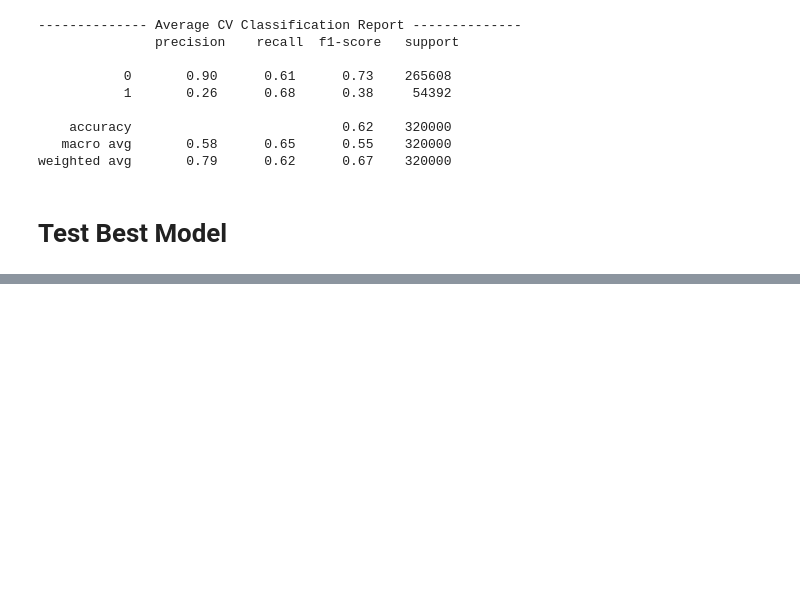
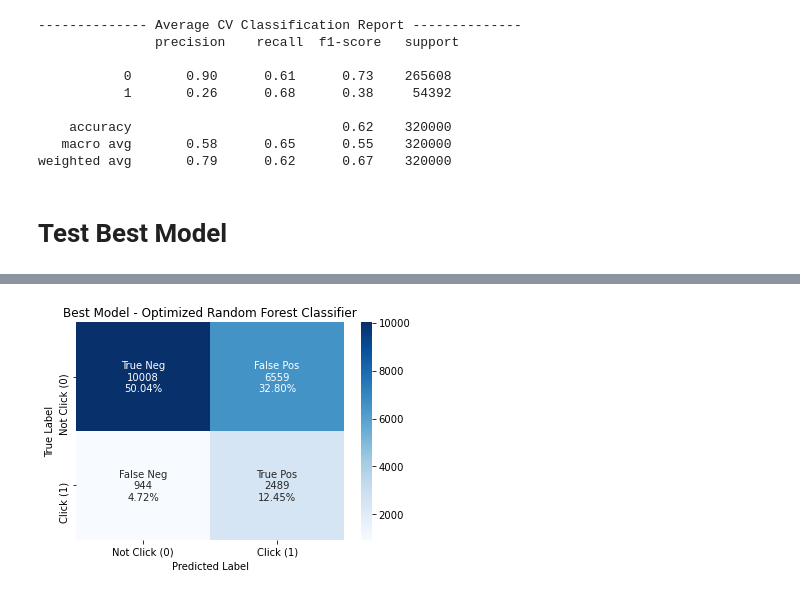
Before and after one commit to gilnribeiro/ML-Ad-Clicks-Project, a Jupyter notebook: new_preprocessing.ipynb, the cells around one changed output, grey strips where cells are left out. Cells and saved outputs as stored; diff of their text form; code cells hidden in the pictures; blank space fills up the shorter version.

Commit message:
Adding interpretation, and Voting classifier

```diff
--- a/new_preprocessing.ipynb
+++ b/new_preprocessing.ipynb
@@ -438,7 +507,8 @@ best_pipe = Pipeline([('sampling', RandomUnderSampler()),
 param_grid= [{key: [value] for (key, value) in knn_grid.best_params_.items()},
              {key: [value] for (key, value) in rfc_simple_grid.best_params_.items()},
              {key: [value] for (key, value) in rfc_rand.best_params_.items()},
-             {key: [value] for (key, value) in catb_rand.best_params_.items()}]
+             {key: [value] for (key, value) in catb_rand.best_params_.items()},
+             {'sampling': [None], 'transformer': [None], 'scaler': [None], 'classifier': [voting]}]
 
 originalclass = []
 predictedclass = []
@@ -527,19 +596,11 @@ print("-------------- Average CV Classification Report --------------\n",
 weighted avg       0.79      0.62      0.67    320000
 # %% [markdown]
 # Test Best Model
-# %%
-# Mean encoding for train set
-pd.options.mode.chained_assignment = None  # default='warn
-for i in mean_enc:
-    data_train = pd.concat([X_train, y_train], axis=1)
-    mean_encoder = data_train.groupby([i])["click"].mean()
-    X_train[i] = X_train[i].map(mean_encoder)
-    # Transform the test set based on the train
-    X_test[i] = X_test[i].map(mean_encoder)
-    # Fill nan values that may arise due to mapping with the global average
-    X_test[i].fillna(mean_encoder.mean(), inplace = True)
-pd.options.mode.chained_assignment = 'warn'  # default='warn
-
-print('------- Mean Encoding changes -------')
-for i,v in enumerate(mean_enc):
-    print(f'{v} now has {[len(X_train[i].unique()) for i in mean_enc][i]} categories vs {len(df[v].unique())} before')
+# %%
+randomForest_opt = Pipeline([('sampling', RandomUnderSampler(random_state=42)),
+                 ('transformer', TargetEncoder(cols=target_enc)),
+                 ('scaler', StandardScaler()),
+                 ('classifier', RandomForestClassifier(max_depth=39, min_samples_leaf=29, min_samples_split=15, n_estimators=206, random_state=42))])
+best_model = randomForest_opt
+best_model.fit(X_train, y_train)
+y_pred = best_model.predict(X_test)
@@ -546 +631,20 @@ for i,v in enumerate(mean_enc):
+# %%
+cf_matrix = confusion_matrix(y_test, y_pred)
+
+# Names, counts and Percentage
+group_names = ['True Neg','False Pos','False Neg','True Pos']
+group_counts = ["{0:0.0f}".format(value) for value in cf_matrix.flatten()]
+group_percentages = ["{0:.2%}".format(value) for value in cf_matrix.flatten()/np.sum(cf_matrix)]
+
+# Join the above into text
+labels = [f"{v1}\n{v2}\n{v3}" for v1, v2, v3 in zip(group_names,group_counts,group_percentages)]
+labels = np.asarray(labels).reshape(2,2)
+categories = ['Not Click (0)','Click (1)']
+sns.heatmap(cf_matrix, annot=labels, fmt='', cmap='Blues',xticklabels=categories,yticklabels=categories)
+plt.title('Best Model - Optimized Random Forest Classifier')
+plt.xlabel('Predicted Label')
+plt.ylabel('True Label')
+plt.show()
+# %% [output]
+[figure, added]
 # %%
```
Also changed, not shown: parts of 42 cells of this notebook, 6 other files.
